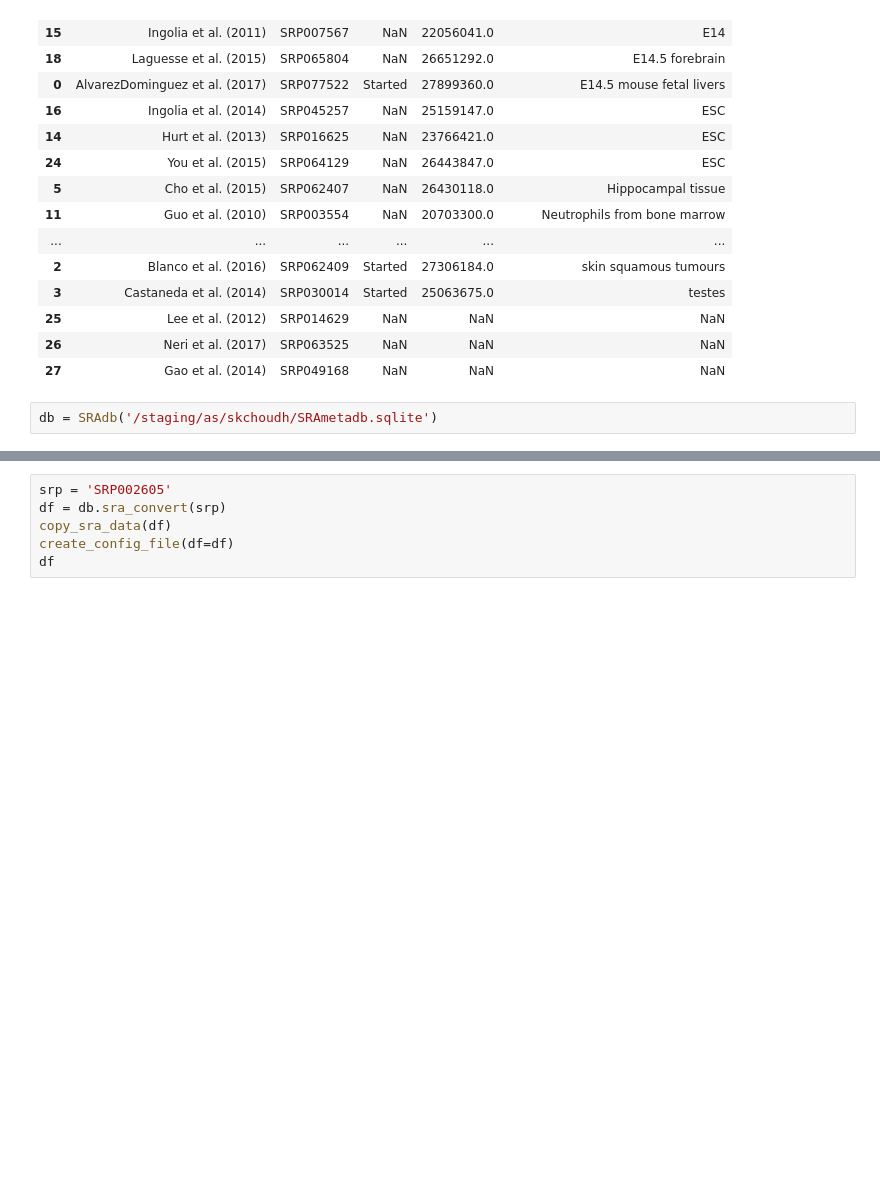
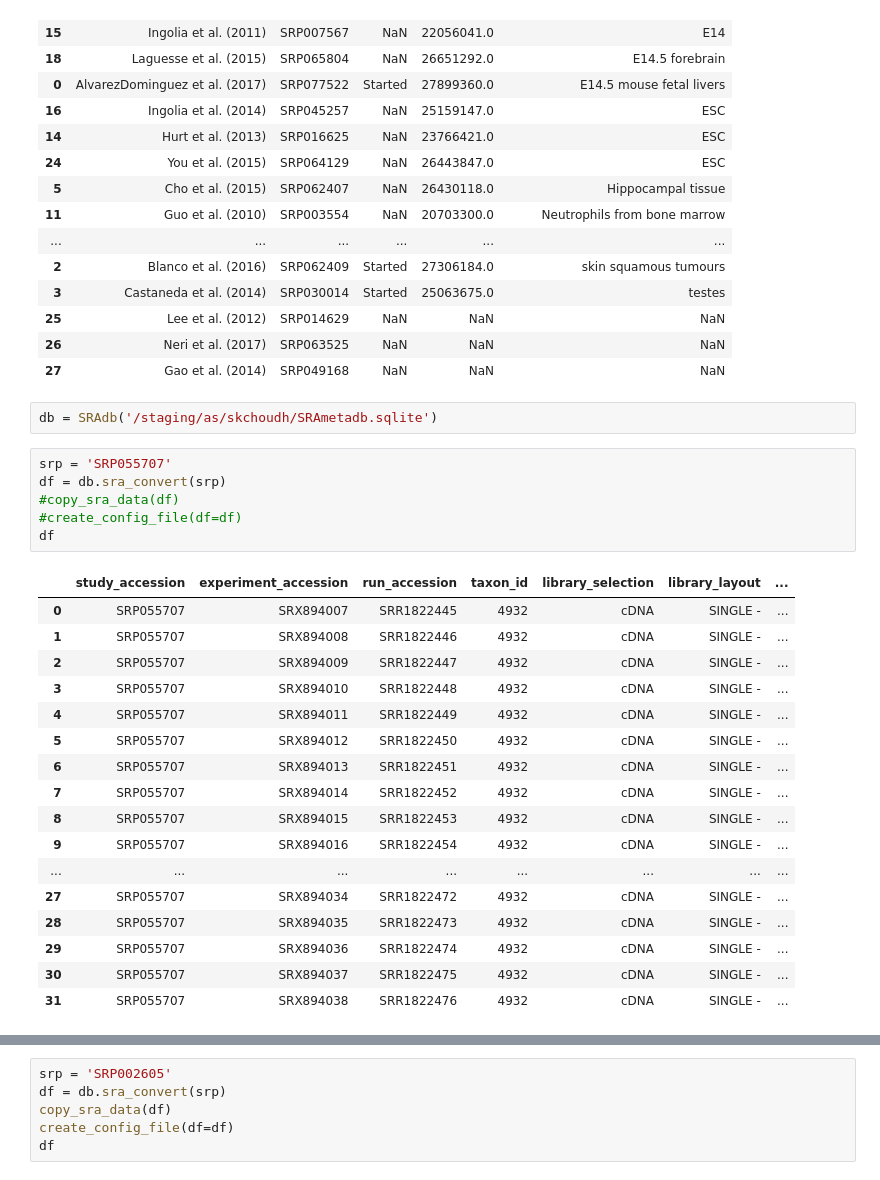
Before and after one commit to saketkc/re-ribo-smk, a Jupyter notebook: notebooks/Symlink-RiboSeq-samples.ipynb, the cells around one changed output, grey strips where cells are left out. Saved outputs shown, nothing was run; the diff lists cells and outputs as text; blank space fills up the shorter version.

```diff
--- a/notebooks/Symlink-RiboSeq-samples.ipynb
+++ b/notebooks/Symlink-RiboSeq-samples.ipynb
@@ -64,3 +64,27 @@ datasets['mm10'].sort_values(by=['Tissue'])
 | 27 | Gao et al. (2014) | SRP049168 | NaN | NaN | NaN |
 # %%
 db = SRAdb('/staging/as/skchoudh/SRAmetadb.sqlite')
+# %%
+srp = 'SRP055707'
+df = db.sra_convert(srp)
+#copy_sra_data(df)
+#create_config_file(df=df)
+df
+# %% [output]
+|  | study_accession | experiment_accession | run_accession | taxon_id | library_selection | library_layout | ... |
+| 0 | SRP055707 | SRX894007 | SRR1822445 | 4932 | cDNA | SINGLE - | ... |
+| 1 | SRP055707 | SRX894008 | SRR1822446 | 4932 | cDNA | SINGLE - | ... |
+| 2 | SRP055707 | SRX894009 | SRR1822447 | 4932 | cDNA | SINGLE - | ... |
+| 3 | SRP055707 | SRX894010 | SRR1822448 | 4932 | cDNA | SINGLE - | ... |
+| 4 | SRP055707 | SRX894011 | SRR1822449 | 4932 | cDNA | SINGLE - | ... |
+| 5 | SRP055707 | SRX894012 | SRR1822450 | 4932 | cDNA | SINGLE - | ... |
+| 6 | SRP055707 | SRX894013 | SRR1822451 | 4932 | cDNA | SINGLE - | ... |
+| 7 | SRP055707 | SRX894014 | SRR1822452 | 4932 | cDNA | SINGLE - | ... |
+| 8 | SRP055707 | SRX894015 | SRR1822453 | 4932 | cDNA | SINGLE - | ... |
+| 9 | SRP055707 | SRX894016 | SRR1822454 | 4932 | cDNA | SINGLE - | ... |
+| ... | ... | ... | ... | ... | ... | ... | ... |
+| 27 | SRP055707 | SRX894034 | SRR1822472 | 4932 | cDNA | SINGLE - | ... |
+| 28 | SRP055707 | SRX894035 | SRR1822473 | 4932 | cDNA | SINGLE - | ... |
+| 29 | SRP055707 | SRX894036 | SRR1822474 | 4932 | cDNA | SINGLE - | ... |
+| 30 | SRP055707 | SRX894037 | SRR1822475 | 4932 | cDNA | SINGLE - | ... |
+| 31 | SRP055707 | SRX894038 | SRR1822476 | 4932 | cDNA | SINGLE - | ... |
```
Also changed, not shown: parts of 2 cells of this notebook, 5 other files.
